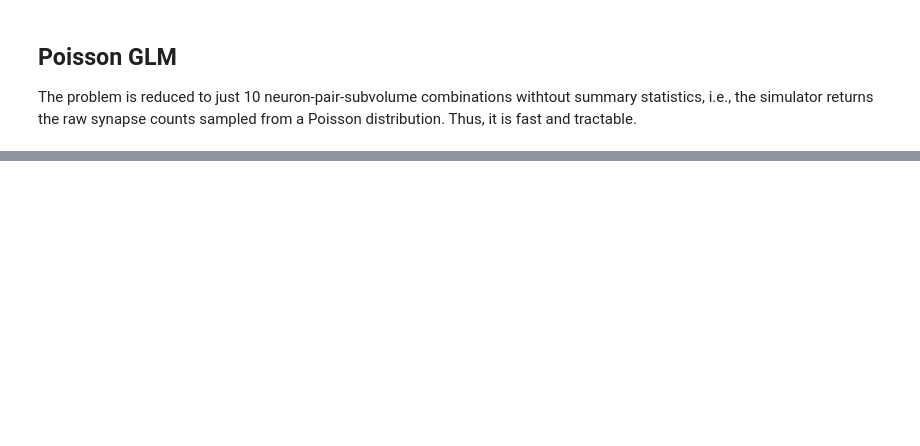
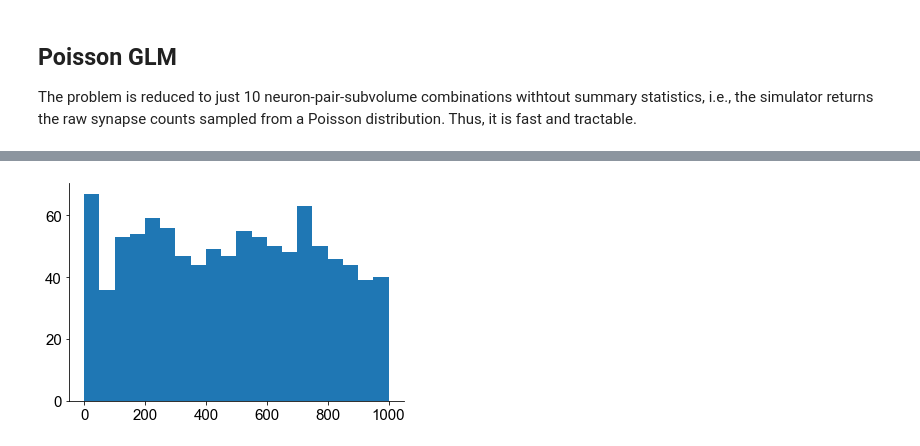
Before and after one commit to mackelab/sbi-for-connectomics, a Jupyter notebook: figures/Two-param-DSO-rule.ipynb, the cells around one changed output, grey strips where cells are left out. Cells and saved outputs as stored; diff of their text form; code cells hidden in the pictures; blank space fills up the shorter version.

```diff
--- a/figures/Two-param-DSO-rule.ipynb
+++ b/figures/Two-param-DSO-rule.ipynb
@@ -122,0 +179,11 @@ plt.savefig("prior_predictive.png", dpi=300, bbox_inches='tight')
+# %%
+num_sbc_samples = 1000
+ranks, daps = run_sbc(thetas[:num_sbc_samples], xs[:num_sbc_samples,], posterior=posterior,
+                      num_workers=1,
+                      sbc_batch_size=1,
+                      reduce_fns=posterior.log_prob
+                     )
+# %%
+plt.hist(ranks.numpy(), bins=20);
+# %% [output]
+[figure, added]
```
Also changed, not shown: parts of 16 cells of this notebook, 1 other file.
